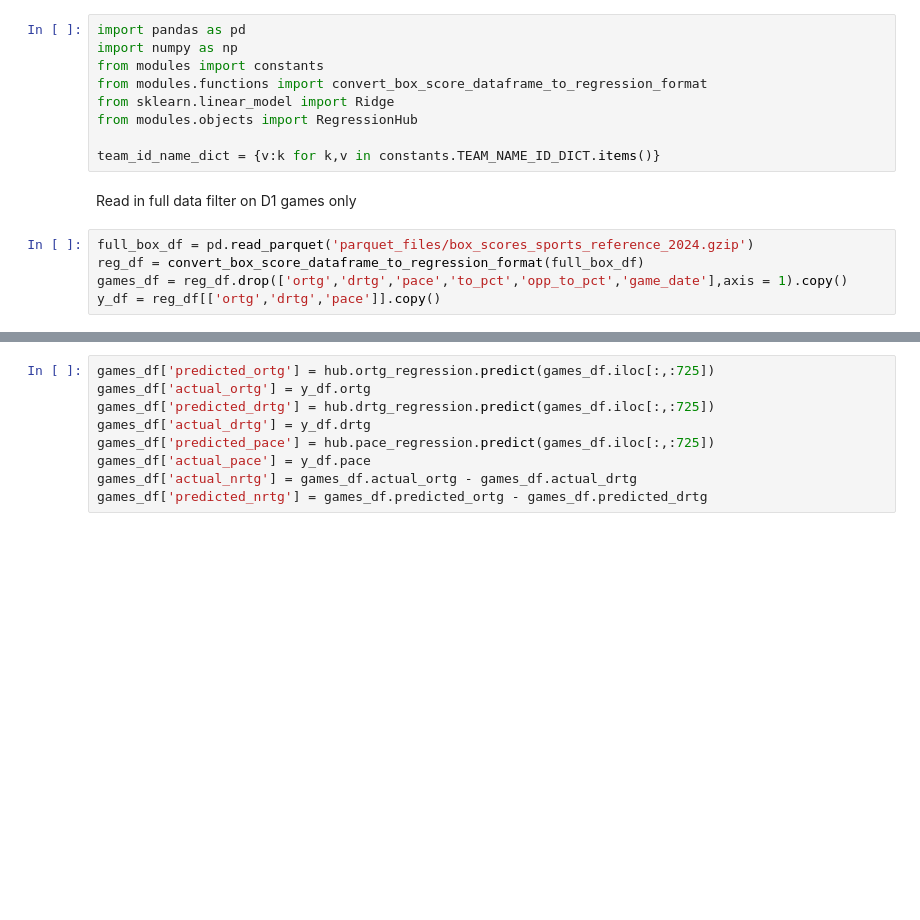
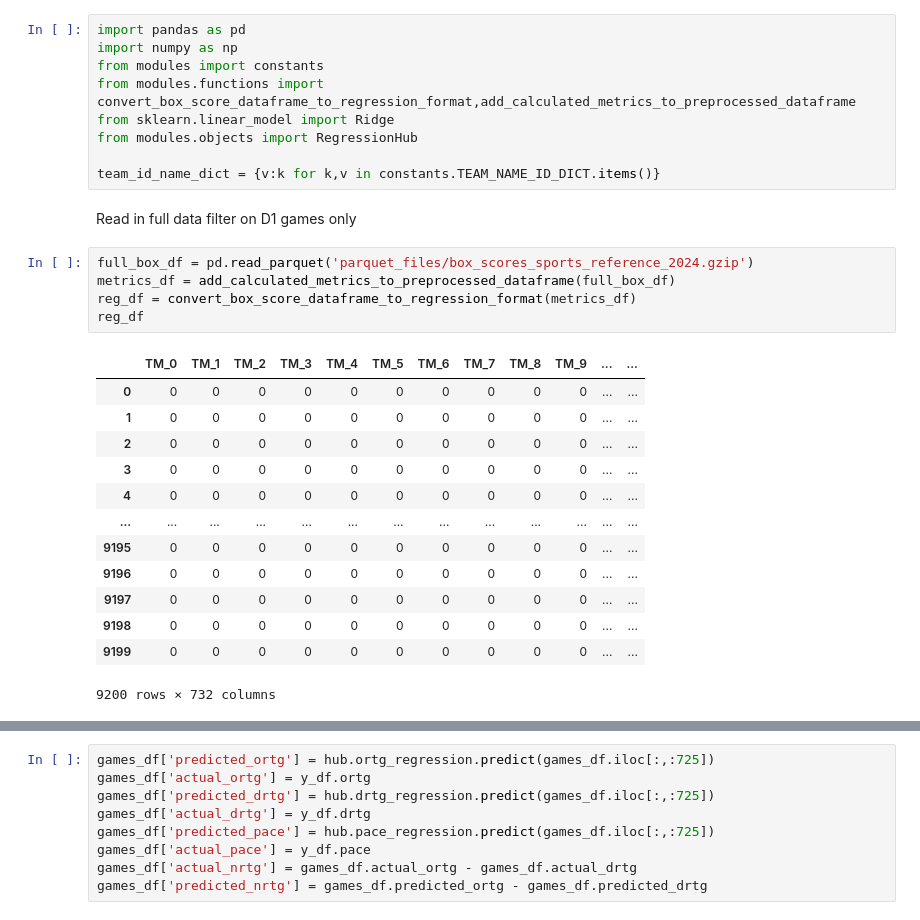
Before and after one commit to fmathews11/Adjusting_Basketball_Stats, a Jupyter notebook: Creating_Adjusted_Stats.ipynb, the cells around one changed output, grey strips where cells are left out. Saved outputs shown, nothing was run; the diff lists cells and outputs as text; blank space fills up the shorter version.

```diff
--- a/Creating_Adjusted_Stats.ipynb
+++ b/Creating_Adjusted_Stats.ipynb
@@ -2,16 +2,30 @@
 import pandas as pd
 import numpy as np
 from modules import constants
-from modules.functions import convert_box_score_dataframe_to_regression_format
+from modules.functions import convert_box_score_dataframe_to_regression_format,add_calculated_metrics_to_preprocessed_dataframe
 from sklearn.linear_model import Ridge
 from modules.objects import RegressionHub
 
 team_id_name_dict = {v:k for k,v in constants.TEAM_NAME_ID_DICT.items()}
 # %% [markdown]
 Read in full data filter on D1 games only
-# %%
-full_box_df = pd.read_parquet('parquet_files/box_scores_sports_reference_2024.gzip')
-reg_df = convert_box_score_dataframe_to_regression_format(full_box_df)
-games_df = reg_df.drop(['ortg','drtg','pace','to_pct','opp_to_pct','game_date'],axis = 1).copy()
-y_df = reg_df[['ortg','drtg','pace']].copy()
+# %%
+full_box_df = pd.read_parquet('parquet_files/box_scores_sports_reference_2024.gzip')
+metrics_df = add_calculated_metrics_to_preprocessed_dataframe(full_box_df)
+reg_df = convert_box_score_dataframe_to_regression_format(metrics_df)
+reg_df
+# %% [output]
+|  | TM_0 | TM_1 | TM_2 | TM_3 | TM_4 | TM_5 | TM_6 | TM_7 | TM_8 | TM_9 | ... | ... |
+| 0 | 0 | 0 | 0 | 0 | 0 | 0 | 0 | 0 | 0 | 0 | ... | ... |
+| 1 | 0 | 0 | 0 | 0 | 0 | 0 | 0 | 0 | 0 | 0 | ... | ... |
+| 2 | 0 | 0 | 0 | 0 | 0 | 0 | 0 | 0 | 0 | 0 | ... | ... |
+| 3 | 0 | 0 | 0 | 0 | 0 | 0 | 0 | 0 | 0 | 0 | ... | ... |
+| 4 | 0 | 0 | 0 | 0 | 0 | 0 | 0 | 0 | 0 | 0 | ... | ... |
+| ... | ... | ... | ... | ... | ... | ... | ... | ... | ... | ... | ... | ... |
+| 9195 | 0 | 0 | 0 | 0 | 0 | 0 | 0 | 0 | 0 | 0 | ... | ... |
+| 9196 | 0 | 0 | 0 | 0 | 0 | 0 | 0 | 0 | 0 | 0 | ... | ... |
+| 9197 | 0 | 0 | 0 | 0 | 0 | 0 | 0 | 0 | 0 | 0 | ... | ... |
+| 9198 | 0 | 0 | 0 | 0 | 0 | 0 | 0 | 0 | 0 | 0 | ... | ... |
+| 9199 | 0 | 0 | 0 | 0 | 0 | 0 | 0 | 0 | 0 | 0 | ... | ... |
+9200 rows × 732 columns
 # %%
```
Also changed, not shown: parts of 7 cells of this notebook.
